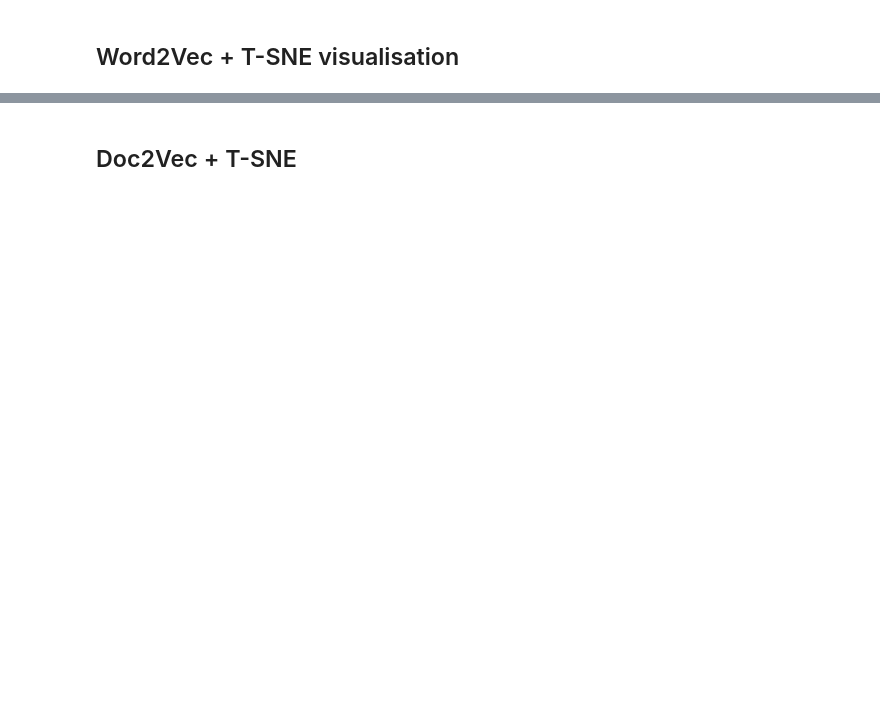
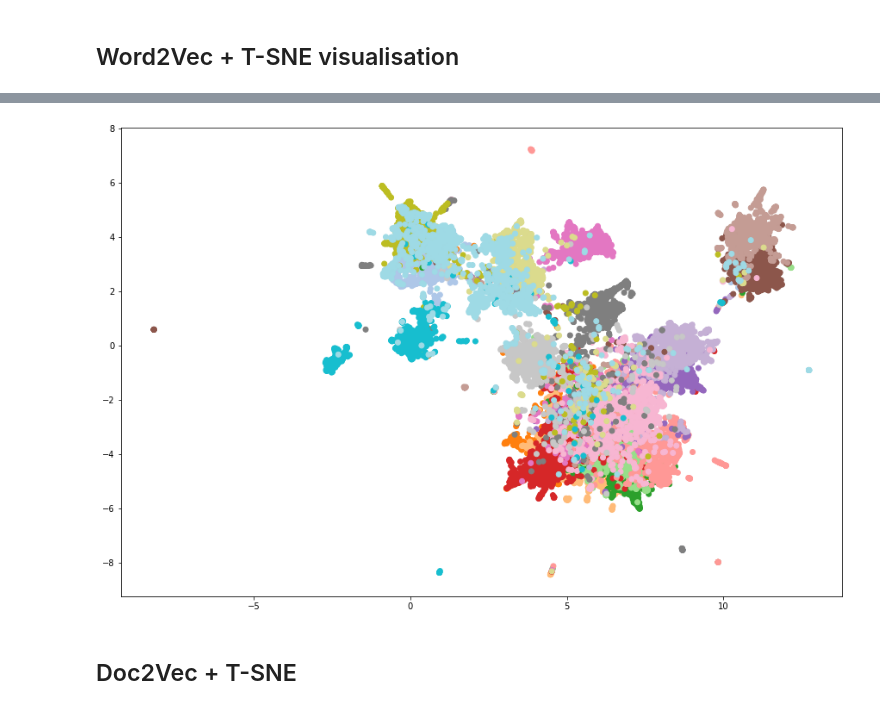
Before and after one commit to Goopard/DS-Homeworks, a Jupyter notebook: HW6.ipynb, the cells around one changed output, grey strips where cells are left out. Cells and saved outputs as stored; diff of their text form; code cells hidden in the pictures; blank space fills up the shorter version.

```diff
--- a/HW6.ipynb
+++ b/HW6.ipynb
@@ -268,3 +280,7 @@ plot_through_tsne(doc_vectors, all_documents['group'])
+# %%
+plot_through_umap(doc_vectors, all_documents['group'])
+# %% [output]
+[figure, added]
 # %% [markdown]
 ## Doc2Vec + T-SNE
 # %%
```
Also changed, not shown: parts of 9 cells of this notebook.
